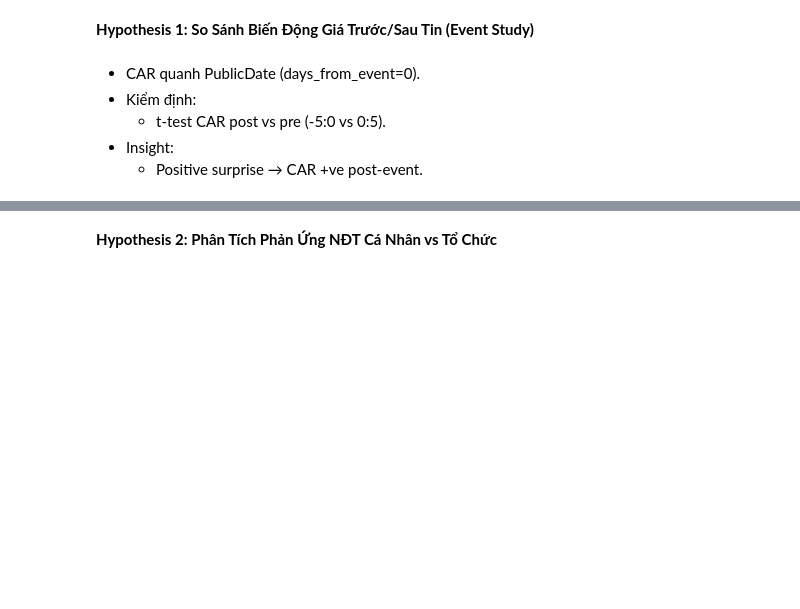
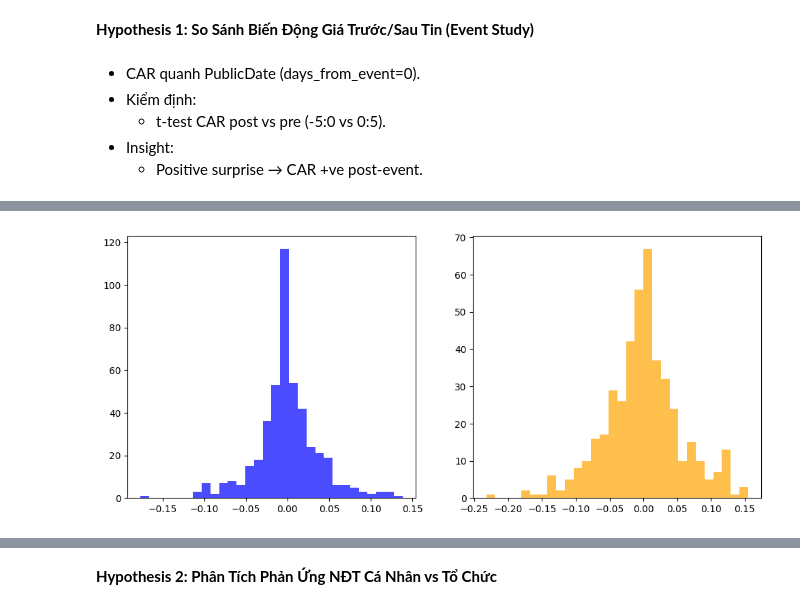
Before and after one commit to BobbyAxerol/DS_TEST, a Jupyter notebook: case3.ipynb, the cells around one changed output, grey strips where cells are left out. Saved outputs shown, nothing was run; the diff lists cells and outputs as text; code cells hidden in the pictures; blank space fills up the shorter version.

```diff
--- a/case3.ipynb
+++ b/case3.ipynb
@@ -162,0 +199,7 @@ t-test positive surprise: p=0.6801998291391997
+# %%
+fig, (ax1, ax2) = plt.subplots(1, 2, figsize=(12, 5))
+ax1.hist( pos_pre.values, bins = 30, alpha = 0.7,  color='blue')
+ax2.hist( pos_post.values, bins = 30, alpha = 0.7, color='orange')
+plt.show()
+# %% [output]
+[figure, added]
```
Also changed, not shown: parts of 27 cells of this notebook, 2 other files.
